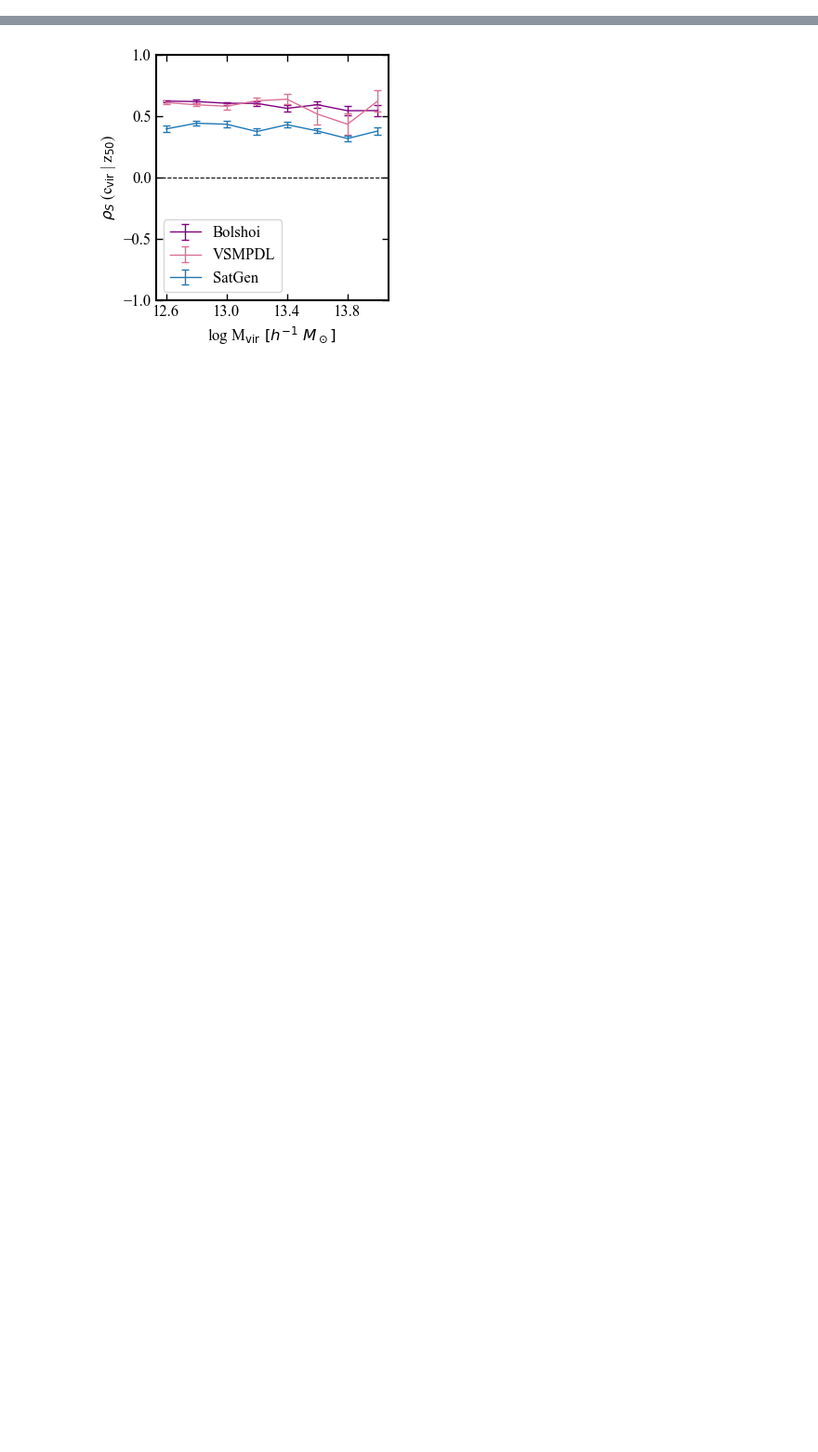
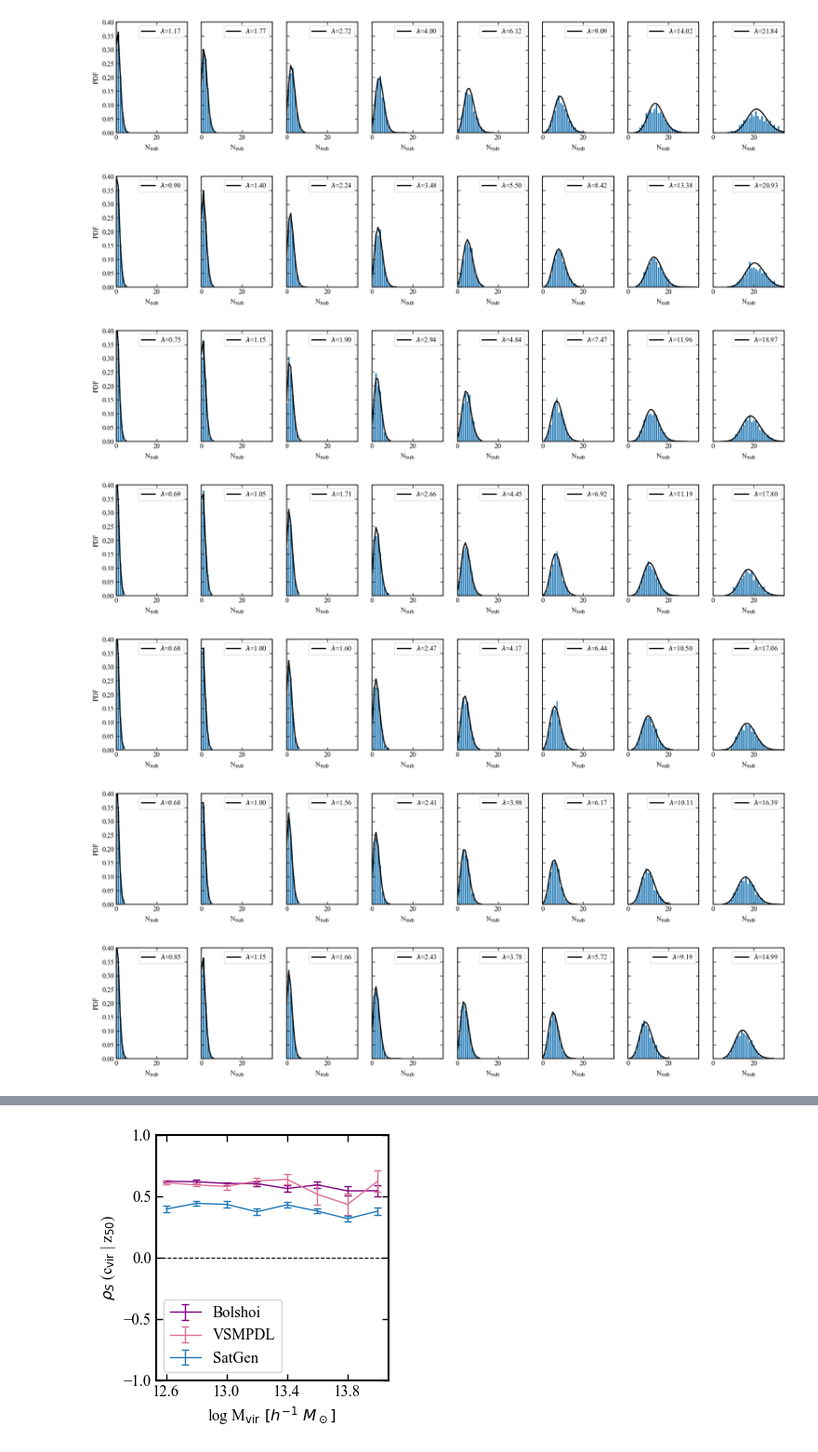
Before and after one commit to jsmonzon/MassSpec, a Jupyter notebook: notebooks/paper3/dynamical_friction.ipynb, the cells around one changed output, grey strips where cells are left out. Shown at 93% size. Saved outputs shown, nothing was run; the diff lists cells and outputs as text; code cells hidden in the pictures; blank space fills up the shorter version.

```diff
--- a/notebooks/paper3/dynamical_friction.ipynb
+++ b/notebooks/paper3/dynamical_friction.ipynb
@@ -43 +37,20 @@ levelz = [1-0.99, 1-0.95, 1-0.68]
+# %%
+DF_tags = ["DF_01", "DF_1", "DF_2", "DF_3", "DF_4", "DF_5", "DF_10"]
+
+DF_list = []
+
+for tag in DF_tags:
+    temp = pd.read_csv("../../data/zhao/DF_test/"+tag+"/artificial_all.csv")
+    temp_norm = jsm_simload.NormalizeData(temp, dataset_title="temp")
+    temp_norm.plot_poisson()
+
+    DF_list.append(temp_norm)
+# %% [output]
+[figure, added]
+[figure, added]
+[figure, added]
+[figure, added]
+[figure, added]
+[figure, added]
+[figure, added]
 # %%
```
Also changed, not shown: parts of 13 cells of this notebook, 9 other files.
